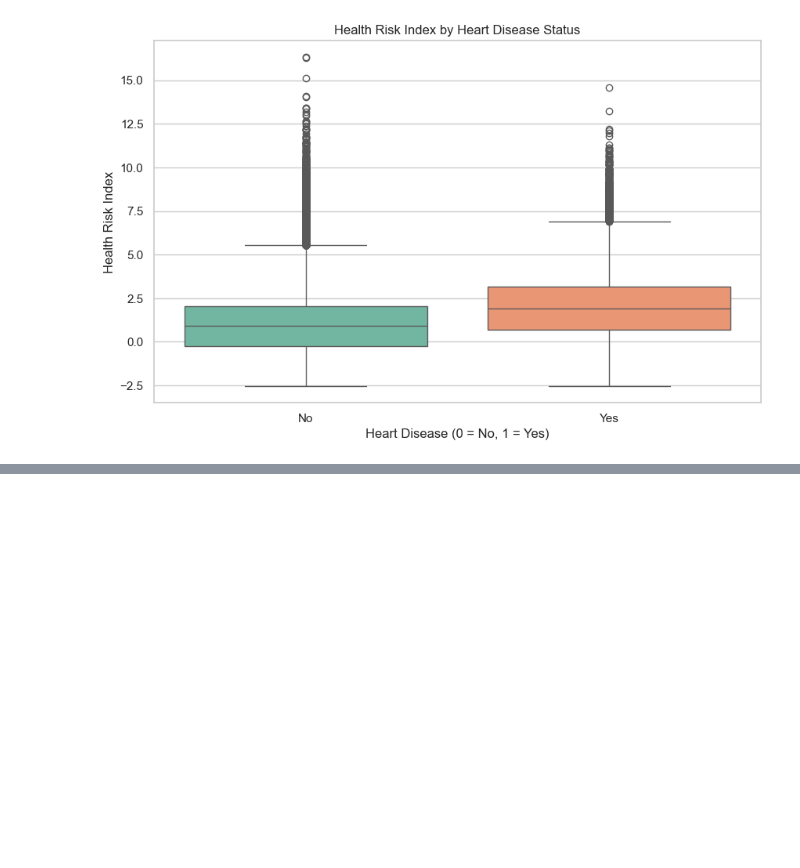
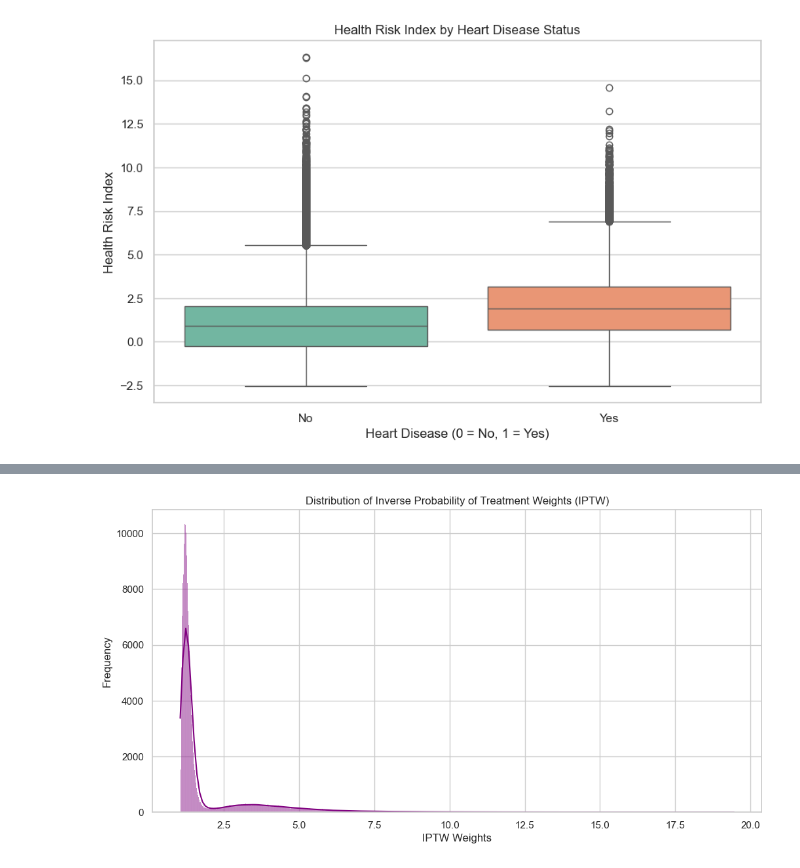
Before and after one commit to sanjna19/CS520_CausalInferenceSanjna, a Jupyter notebook: CS520Project_Refined.ipynb, the cells around one changed output, grey strips where cells are left out. Drawn from its saved outputs; the diff is of its cells as text; code cells hidden in the pictures; blank space fills up the shorter version.

```diff
--- a/CS520Project_Refined.ipynb
+++ b/CS520Project_Refined.ipynb
@@ -671,0 +800,10 @@ Passing `palette` without assigning `hue` is deprecated and will be removed in v
+# %%
+# Visualize the distribution of IPTW weights
+plt.figure(figsize=(12, 6))
+sns.histplot(encoded_data['IPTW'], kde=True, color='purple')
+plt.xlabel('IPTW Weights')
+plt.ylabel('Frequency')
+plt.title('Distribution of Inverse Probability of Treatment Weights (IPTW)')
+plt.show()
+# %% [output]
+[figure, added]
```
Also changed, not shown: parts of 6 cells of this notebook.
